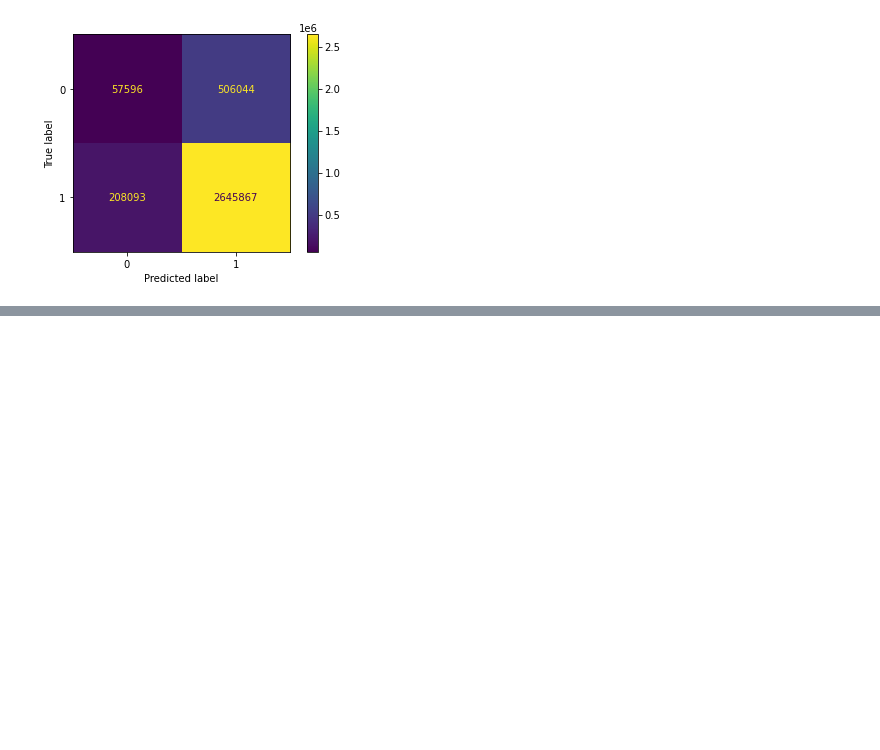
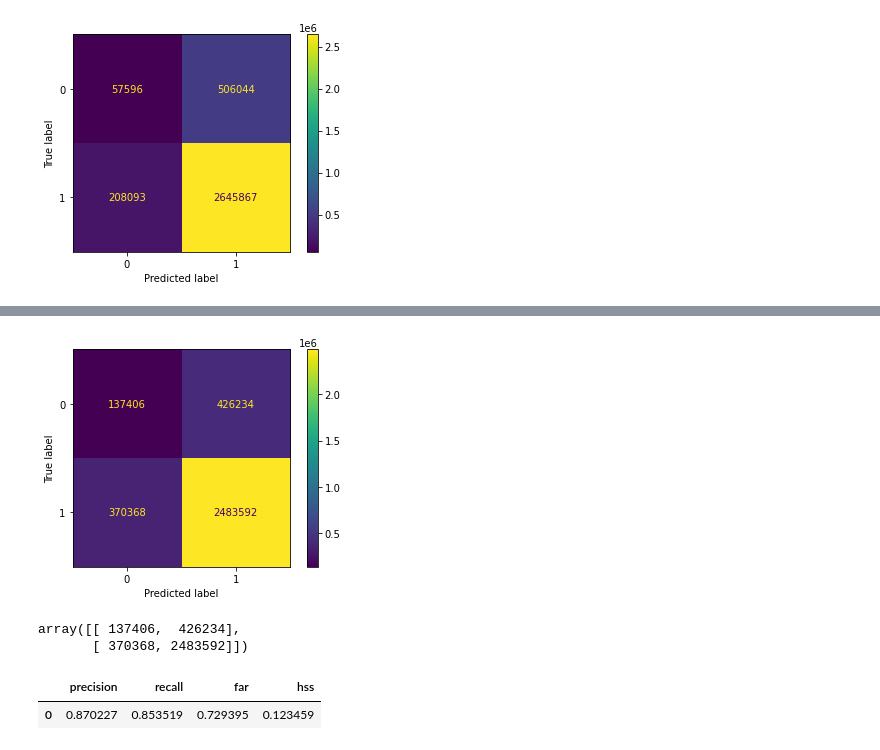
Before and after one commit to kbarbre/DS6050-SolarFlarePrediction, a Jupyter notebook: ColabNotebook_ModelPipeline.ipynb, the cells around one changed output, grey strips where cells are left out. Saved outputs shown, nothing was run; the diff lists cells and outputs as text; code cells hidden in the pictures; blank space fills up the shorter version.

```diff
--- a/ColabNotebook_ModelPipeline.ipynb
+++ b/ColabNotebook_ModelPipeline.ipynb
@@ -476,0 +550,3 @@ conf_matrix = tuned_model_mf.predict_conf_matrix(batched_2015,true_labels,make_p
+# %%
+data2015_sf = np.load("data_2015.npy")
+labels2015_sf = np.load("labels_2015.npy")
@@ -476,0 +567,19 @@ conf_matrix = tuned_model_mf.predict_conf_matrix(batched_2015,true_labels,make_p
+# %%
+#Form batches (does not shuffle, cuts off remainder)
+batched_2015_sf = fs_model.batch_prefetch_data(data2015_sf,split_data=False)
+#Cutoff matching remainder from labels
+true_labels_sf = labels2015_sf[:-(labels2015_sf.shape[0] % fs_model.batch_size)]
+#Do predictions and get confusion matrix
+conf_matrix_sf = fs_model.predict_conf_matrix(batched_2015_sf,true_labels_sf,make_plots=True)
+# %% [output]
+[figure, added]
+# %%
+conf_matrix_sf
+# %% [output]
+array([[ 137406,  426234],
+       [ 370368, 2483592]])
+# %%
+fs_model.calculate_statistics(conf_matrix_sf)
+# %% [output]
+|  | precision | recall | far | hss |
+| 0 | 0.870227 | 0.853519 | 0.729395 | 0.123459 |
```
Also changed, not shown: parts of 42 cells of this notebook.
